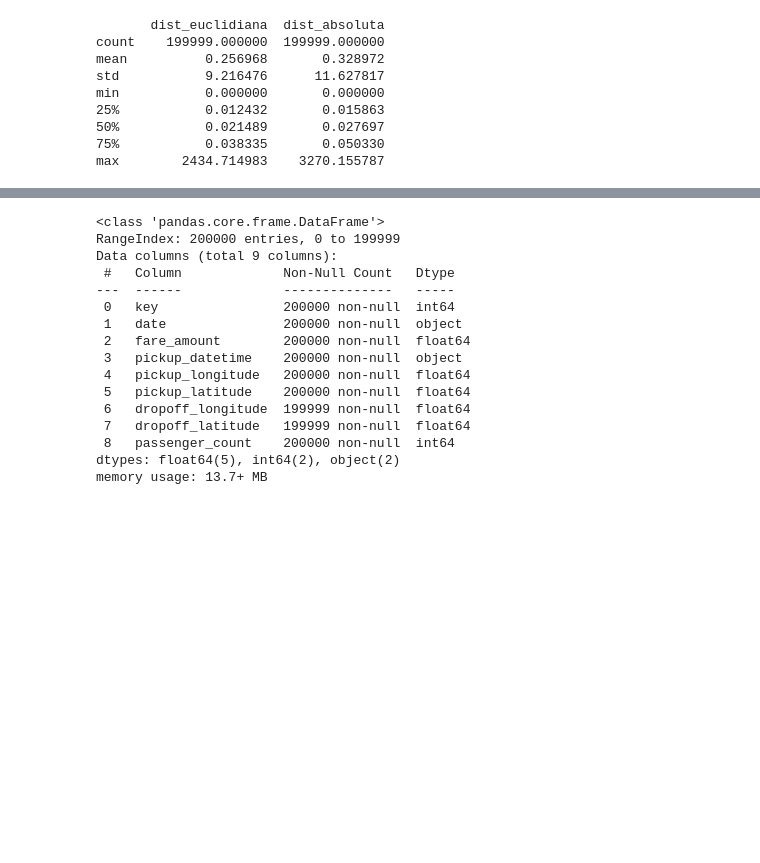
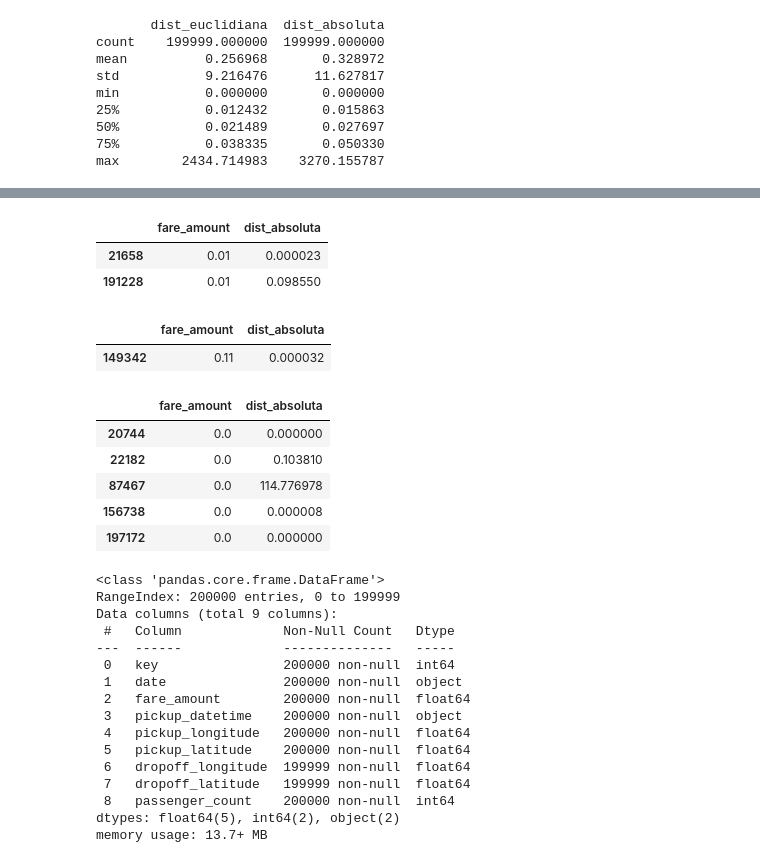
Before and after one commit to FedeZ2008/AA1-TUIA-2025C2-LEON-ZIMMER, a Jupyter notebook: TP1_Regresion.ipynb, the cells around one changed output, grey strips where cells are left out. Saved outputs shown, nothing was run; the diff lists cells and outputs as text; code cells hidden in the pictures; blank space fills up the shorter version.

```diff
--- a/TP1_Regresion.ipynb
+++ b/TP1_Regresion.ipynb
@@ -188,3 +296,23 @@ df[["dist_euclidiana", "dist_absoluta", "dist_haversine", "fare_amount"]].head(1
+# %%
+df[df['fare_amount'] == 0.01][['fare_amount', 'dist_absoluta']]
+# %% [output]
+|  | fare_amount | dist_absoluta |
+| 21658 | 0.01 | 0.000023 |
+| 191228 | 0.01 | 0.098550 |
+# %%
+df[df['fare_amount'] == 0.11][['fare_amount', 'dist_absoluta']]
+# %% [output]
+|  | fare_amount | dist_absoluta |
+| 149342 | 0.11 | 0.000032 |
+# %%
+df[df['fare_amount'] == 0][['fare_amount', 'dist_absoluta']]
+# %% [output]
+|  | fare_amount | dist_absoluta |
+| 20744 | 0.0 | 0.000000 |
+| 22182 | 0.0 | 0.103810 |
+| 87467 | 0.0 | 114.776978 |
+| 156738 | 0.0 | 0.000008 |
+| 197172 | 0.0 | 0.000000 |
 # %%
 df.info()
 # %% [output]
```
Also changed, not shown: parts of 9 cells of this notebook.
